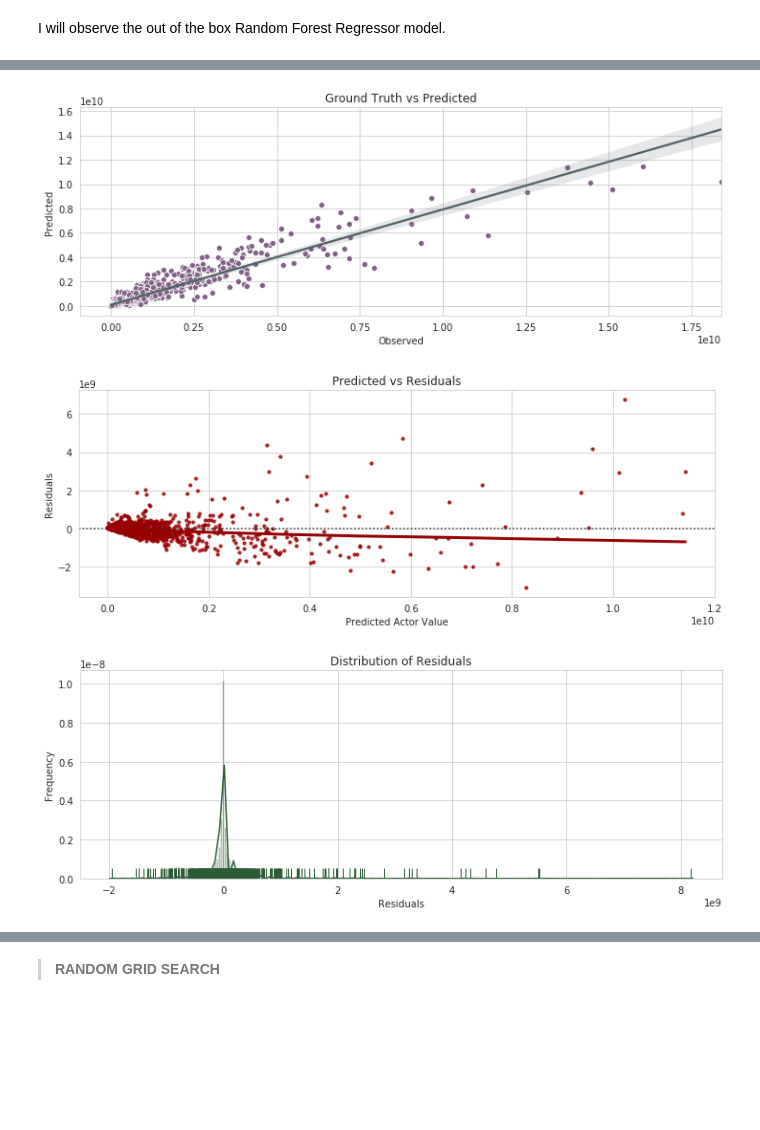
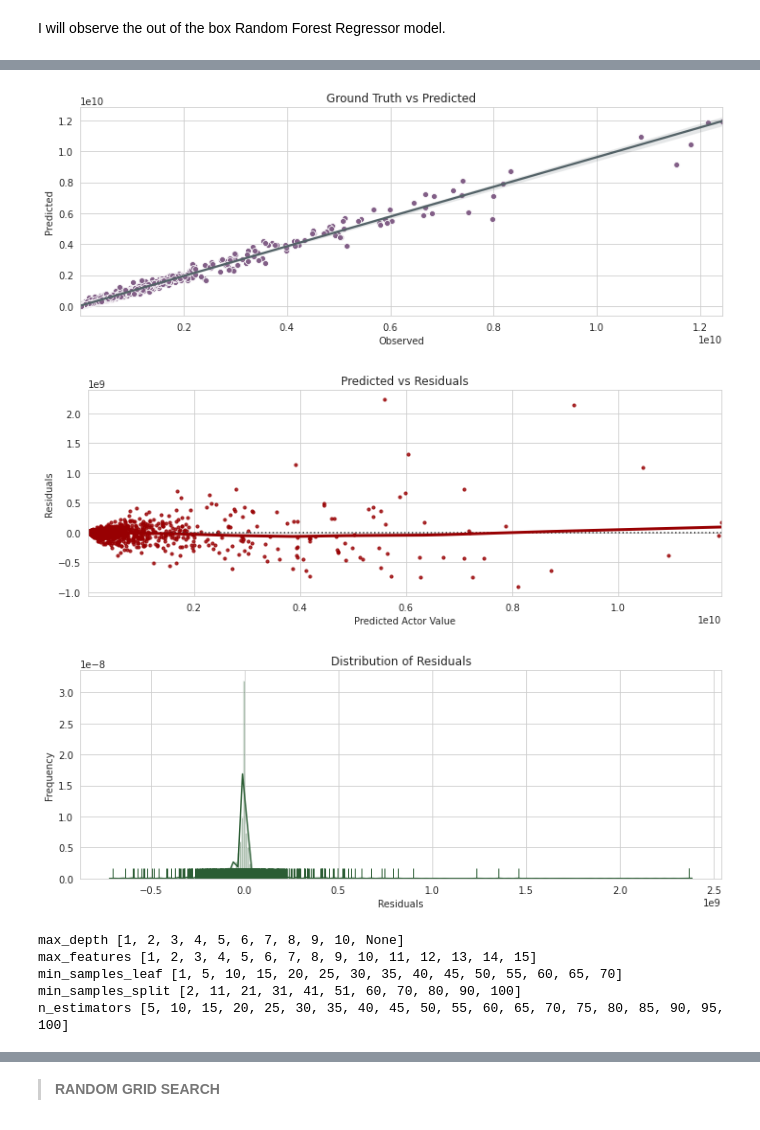
Before and after one commit to christianspybrook/springboard, a Jupyter notebook: capstones/capstone2/capstone2_rf_regressor_test.ipynb, the cells around one changed output, grey strips where cells are left out. Cells and saved outputs as stored; diff of their text form; code cells hidden in the pictures; blank space fills up the shorter version.

```diff
--- a/capstones/capstone2/capstone2_rf_regressor_test.ipynb
+++ b/capstones/capstone2/capstone2_rf_regressor_test.ipynb
@@ -96,7 +100,7 @@ I will observe the out of the box Random Forest Regressor model.
 # %%
 def get_base_model(features, target):
     """Return base random forest regressor model"""
-    model = RandomForestRegressor(random_state=27)
+    model = RandomForestRegressor(random_state=27, warm_start=True)
     model.fit(features, target)
 
     return model
@@ -172,9 +176,9 @@ def plot_predictions(features, target, model):
     plt.title("Ground Truth vs Predicted");
 # %%
 # plot observed target vs. predictions for out of the box rfr model
-plot_predictions(X, y, base_model)
+plot_predictions(X_train, y_train, base_model)
 # %% [output]
-[figure, old version]
+[figure, new version]
 # %%
 def plot_residuals(features, target, model):
     """Return plot of predictions vs.residuals"""
@@ -191,9 +195,9 @@ def plot_residuals(features, target, model):
     plt.title("Predicted vs Residuals");
 # %%
 # plot predictions vs. residuals for out of the box rfr model
-plot_residuals(X, y, base_model)
+plot_residuals(X_train, y_train, base_model)
 # %% [output]
-[figure, old version]
+[figure, new version]
 # %%
 def plot_residual_distribution(features, target, model):
     """Return plot of distribution of residuals"""
@@ -210,5 +214,22 @@ def plot_residual_distribution(features, target, model):
 # %%
 # plot residuals distribution for out of the box rfr model
-plot_residual_distribution(X, y, base_model)
+plot_residual_distribution(X_train, y_train, base_model)
 # %% [output]
-[figure, old version]
+[figure, new version]
+# %%
+# create initial parameter search grid
+param_grid_1 = {
+    'max_depth': [int(x) for x in np.linspace(1, 10, num=10)] + [None],
+    'max_features': [int(x) for x in np.linspace(1, 15, num=15)],
+    'min_samples_leaf': [int(x) for x in np.linspace(1, 70, num=15)],
+    'min_samples_split': [int(x) for x in np.linspace(2, 100, num=11)],
+    'n_estimators': [int(x) for x in np.linspace(5, 100, num=20)]
+}
+for param, param_lst in param_grid_1.items():
+    print(param, param_lst)
+# %% [output]
+max_depth [1, 2, 3, 4, 5, 6, 7, 8, 9, 10, None]
+max_features [1, 2, 3, 4, 5, 6, 7, 8, 9, 10, 11, 12, 13, 14, 15]
+min_samples_leaf [1, 5, 10, 15, 20, 25, 30, 35, 40, 45, 50, 55, 60, 65, 70]
+min_samples_split [2, 11, 21, 31, 41, 51, 60, 70, 80, 90, 100]
+n_estimators [5, 10, 15, 20, 25, 30, 35, 40, 45, 50, 55, 60, 65, 70, 75, 80, 85, 90, 95, 100]
```
Also changed, not shown: parts of 92 cells of this notebook.
